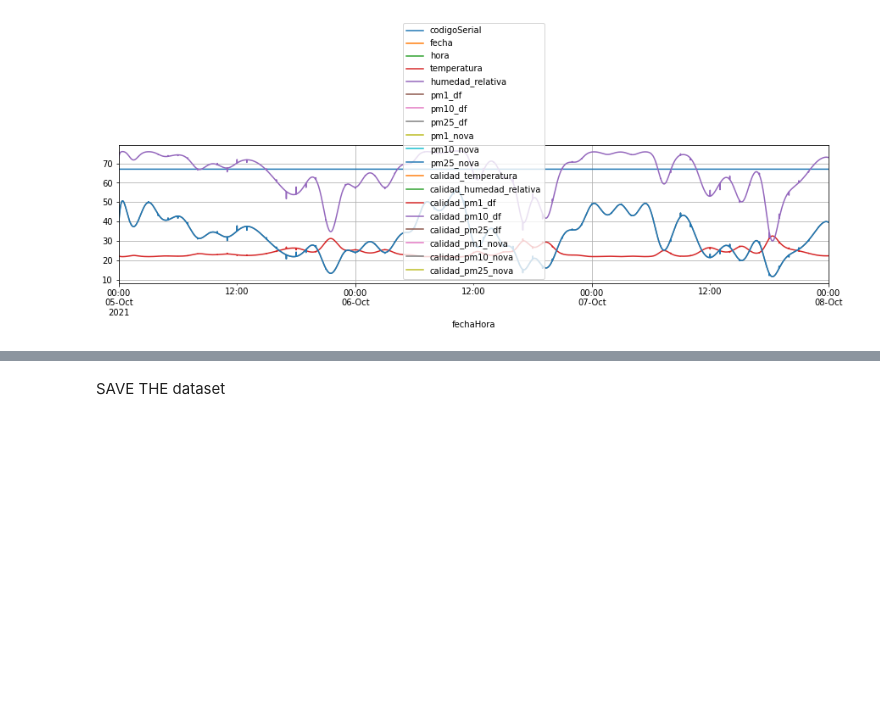
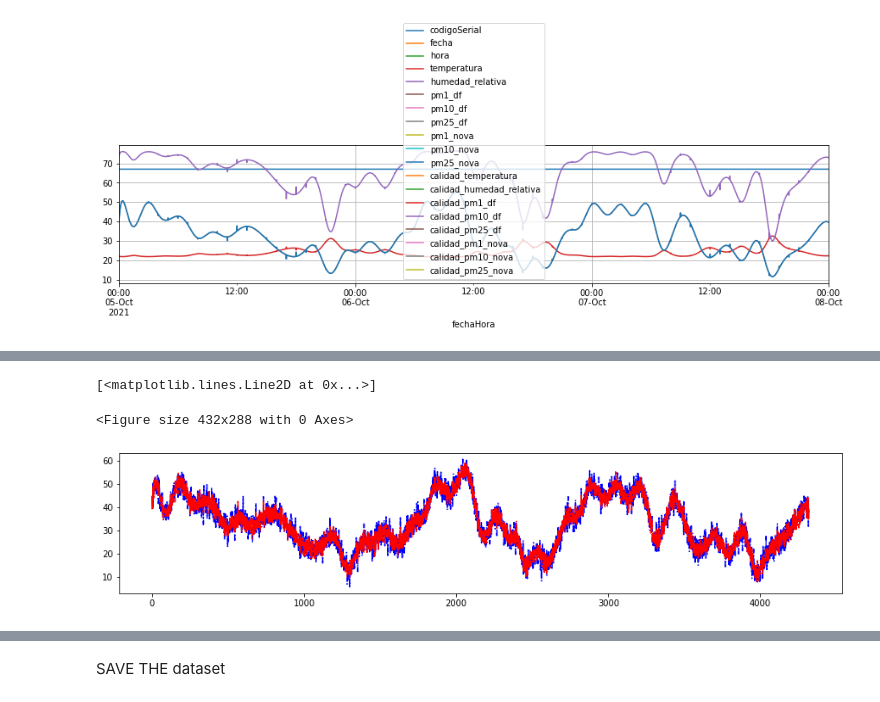
Before and after one commit to julioeagle/DQ_Repo, a Jupyter notebook: ArtificialDataset.ipynb, the cells around one changed output, grey strips where cells are left out. Drawn from its saved outputs; the diff is of its cells as text; code cells hidden in the pictures; blank space fills up the shorter version.

```diff
--- a/ArtificialDataset.ipynb
+++ b/ArtificialDataset.ipynb
@@ -509,0 +341,8 @@ df_CC
+# %%
+# Completeness: randomly remove some data
+
+samples2remove=random.sample(range(len(CC)), round(0.2*len(CC)))
+#print(samples2remove)
+for i in samples2remove:
+    #print(i)
+    CC.drop(i,axis='index',inplace=True)
@@ -509,0 +359,41 @@ df_CC
+# %%
+# Data confidence: It will depend on mainly on the p confidence level (usually set as 90, 95 and 99), and the number of samples.
+
+samples2remove=random.sample(range(len(CC)), round(0.4*len(CC)))
+#print(samples2remove)
+for i in samples2remove:
+    #print(i)
+    CC.drop(i,axis='index',inplace=True)
+# %%
+# PRECISION: add random values.
+
+np.random.seed(1)
+n = len(CC)
+mean = 0; std = 2
+variation1=np.random.normal(mean, std, size=n)
+#variation=pd.DataFrame(variation)
+#variation.plot.density()
+np.random.seed(2)
+variation2=np.random.normal(mean, std, size=n)
+
+CC["pm25_df"]=  CC["pm25_df"]+variation1
+CC["pm25_nova"]=CC["pm25_nova"]+variation2
+# %%
+np.random.seed(node)
+n = len(CC)
+mean = 0; std = 2
+np.random.normal(mean, std, size=n)
+
+
+
+n2=len(CC.loc[CC.codigoSerial==1,"pm25_df"])
+plt.figure()
+plt.figure(figsize=(15,3))
+plt.plot(CC.loc[CC.codigoSerial==1,"pm25_df"]+np.random.normal(mean, std, size=n2),"b-.")
+#plt.figure()
+#plt.figure(figsize=(15,3))
+plt.plot(CC.loc[CC.codigoSerial==1,"pm25_df"],"r-.")
+# %% [output]
+[<matplotlib.lines.Line2D at 0x...>]
+<Figure size 432x288 with 0 Axes>
+[figure, added]
```
Also changed, not shown: parts of 37 cells of this notebook, 2 other files.
